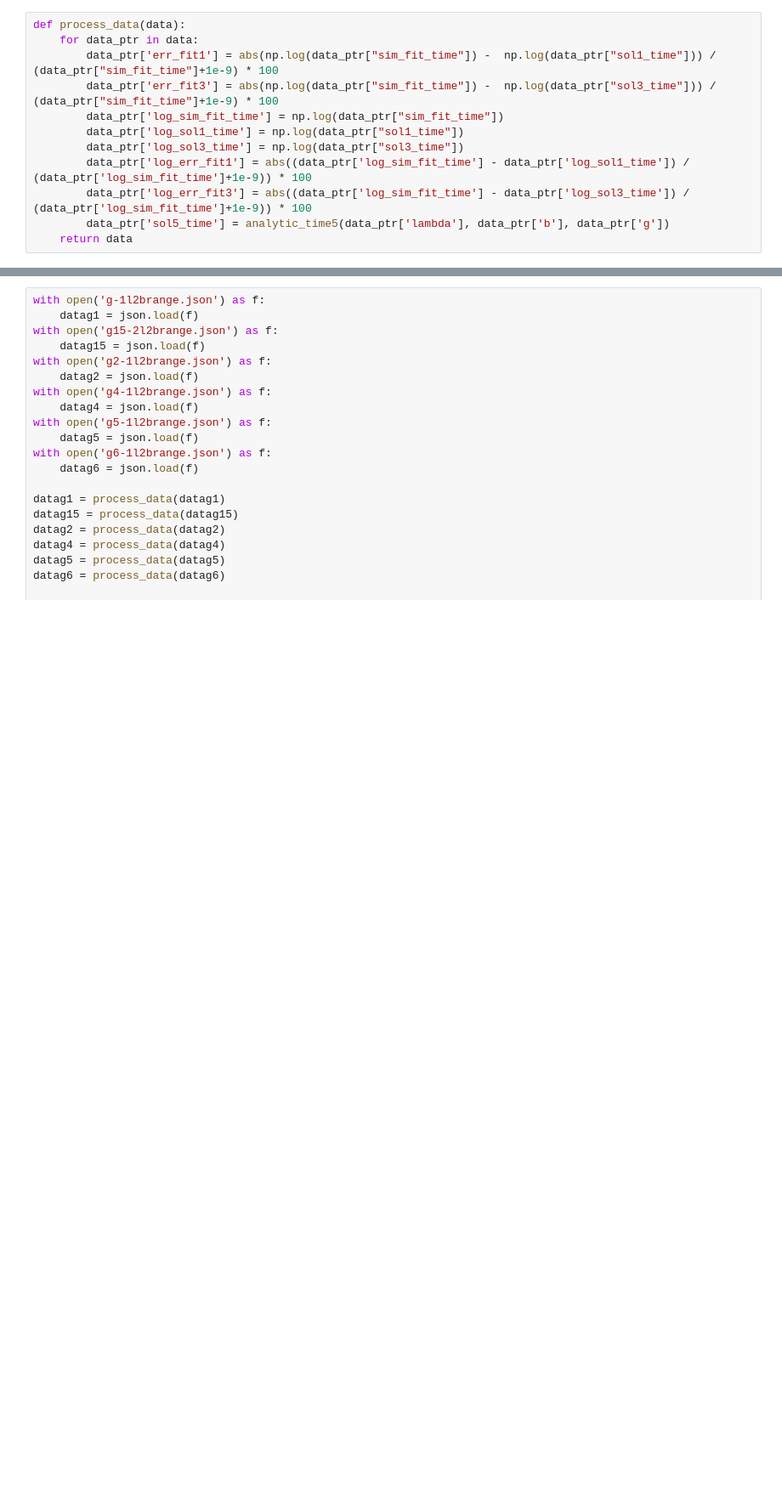
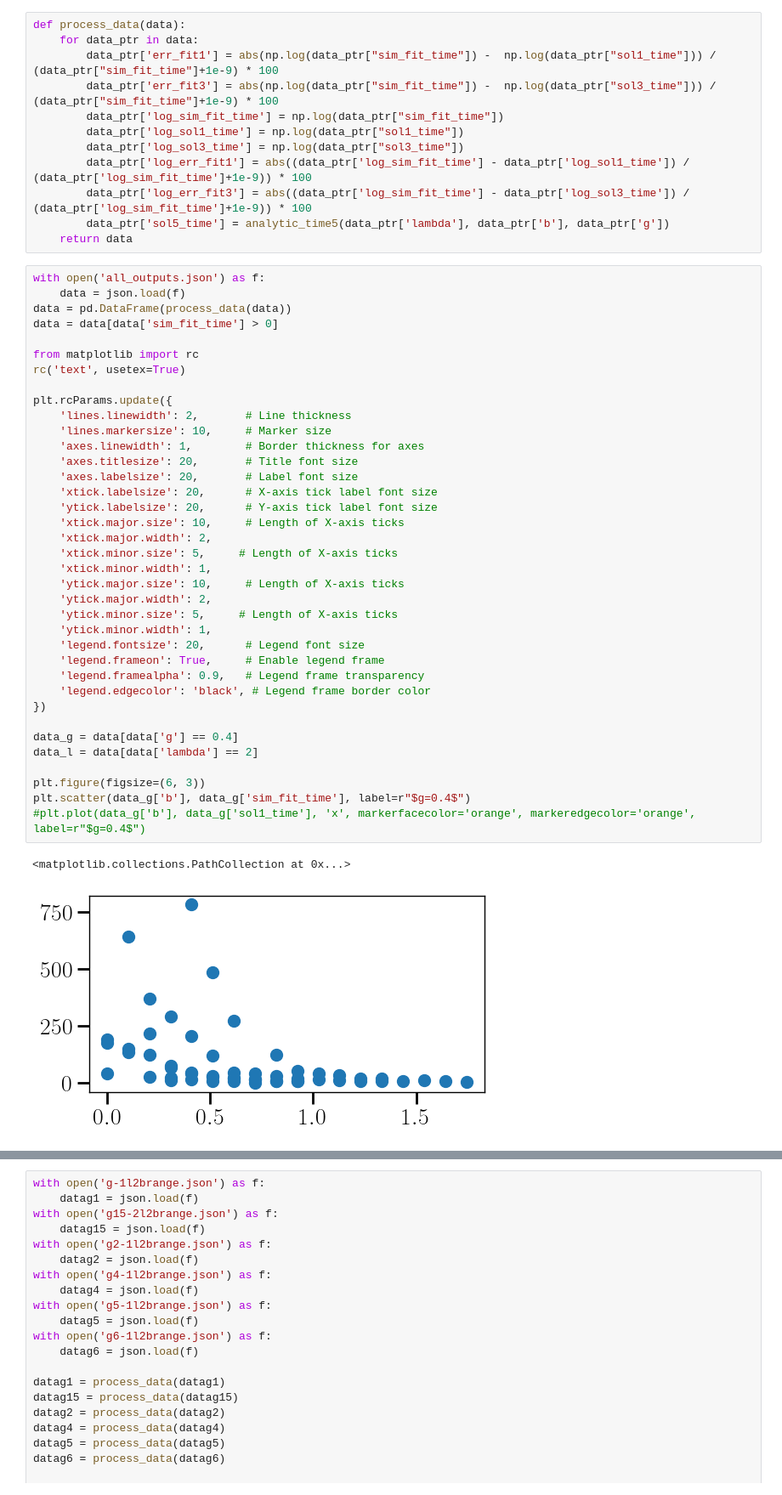
Before and after one commit to michaelyhuang23/opo-photon-tunneling, a Jupyter notebook: plotterpy.ipynb, the cells around one changed output, grey strips where cells are left out. Shown at 85% size. Drawn from its saved outputs; the diff is of its cells as text; blank space fills up the shorter version.

```diff
--- a/plotterpy.ipynb
+++ b/plotterpy.ipynb
@@ -63,4 +63,44 @@ def process_data(data):
         data_ptr['log_err_fit3'] = abs((data_ptr['log_sim_fit_time'] - data_ptr['log_sol3_time']) / (data_ptr['log_sim_fit_time']+1e-9)) * 100
         data_ptr['sol5_time'] = analytic_time5(data_ptr['lambda'], data_ptr['b'], data_ptr['g'])
     return data
+# %%
+with open('all_outputs.json') as f:
+    data = json.load(f)
+data = pd.DataFrame(process_data(data))
+data = data[data['sim_fit_time'] > 0]
+
+from matplotlib import rc
+rc('text', usetex=True)
+
+plt.rcParams.update({
+    'lines.linewidth': 2,       # Line thickness
+    'lines.markersize': 10,     # Marker size
+    'axes.linewidth': 1,        # Border thickness for axes
+    'axes.titlesize': 20,       # Title font size
+    'axes.labelsize': 20,       # Label font size
+    'xtick.labelsize': 20,      # X-axis tick label font size
+    'ytick.labelsize': 20,      # Y-axis tick label font size
+    'xtick.major.size': 10,     # Length of X-axis ticks
+    'xtick.major.width': 2,
+    'xtick.minor.size': 5,     # Length of X-axis ticks
+    'xtick.minor.width': 1,
+    'ytick.major.size': 10,     # Length of X-axis ticks
+    'ytick.major.width': 2,
+    'ytick.minor.size': 5,     # Length of X-axis ticks
+    'ytick.minor.width': 1,
+    'legend.fontsize': 20,      # Legend font size
+    'legend.frameon': True,     # Enable legend frame
+    'legend.framealpha': 0.9,   # Legend frame transparency
+    'legend.edgecolor': 'black', # Legend frame border color
+})
+
+data_g = data[data['g'] == 0.4]
+data_l = data[data['lambda'] == 2]
+
+plt.figure(figsize=(6, 3))
+plt.scatter(data_g['b'], data_g['sim_fit_time'], label=r"$g=0.4$")
+#plt.plot(data_g['b'], data_g['sol1_time'], 'x', markerfacecolor='orange', markeredgecolor='orange', label=r"$g=0.4$")
+# %% [output]
+<matplotlib.collections.PathCollection at 0x...>
+[figure, added]
 # %%
```
Also changed, not shown: parts of 2 cells of this notebook, 10 other files.
